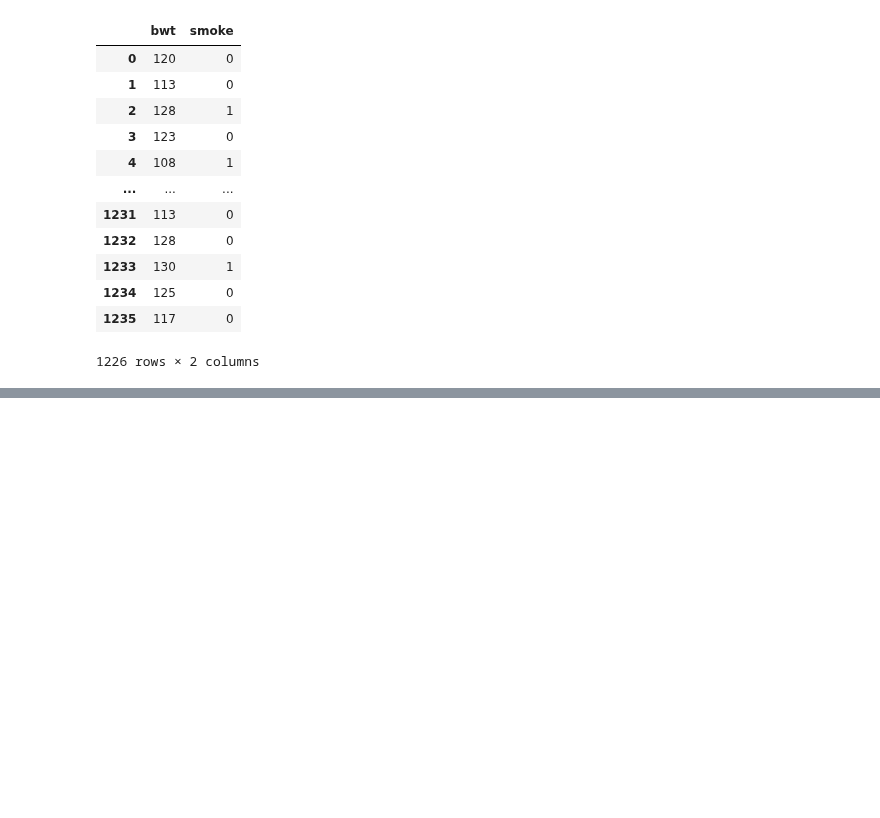
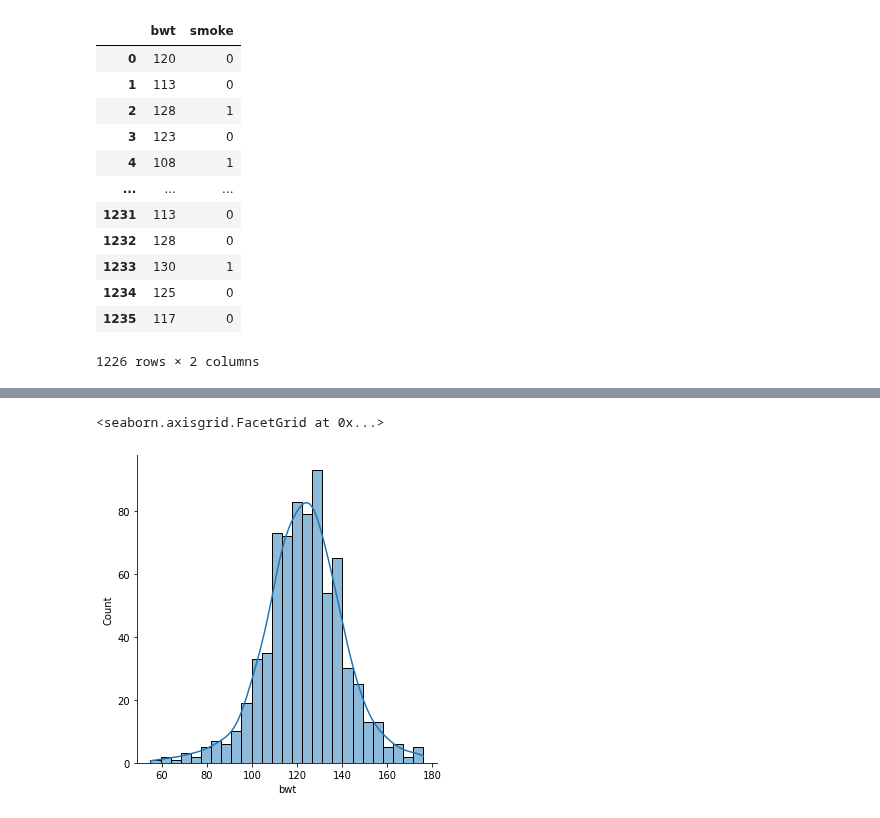
Before and after one commit to PhamBaVuong/DataAnalysisDeepLearning, a Jupyter notebook: Lab05.ipynb, the cells around one changed output, grey strips where cells are left out. Saved outputs shown, nothing was run; the diff lists cells and outputs as text; code cells hidden in the pictures; blank space fills up the shorter version.

```diff
--- a/Lab05.ipynb
+++ b/Lab05.ipynb
@@ -81,0 +144,5 @@ datababies01.pivot_table(index = 'smoke', values = 'bwt', aggfunc = ['count', 'm
+# %%
+sns.displot(datababies0, x = 'bwt', kde = True)
+# %% [output]
+<seaborn.axisgrid.FacetGrid at 0x...>
+[figure, added]
```
Also changed, not shown: parts of 51 cells of this notebook.
